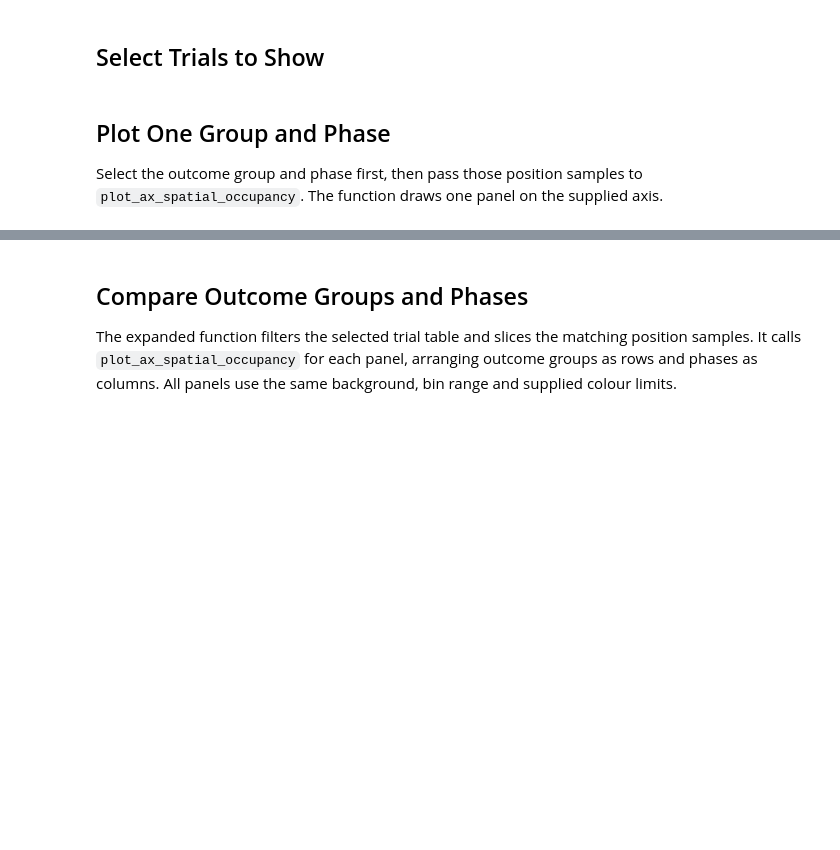
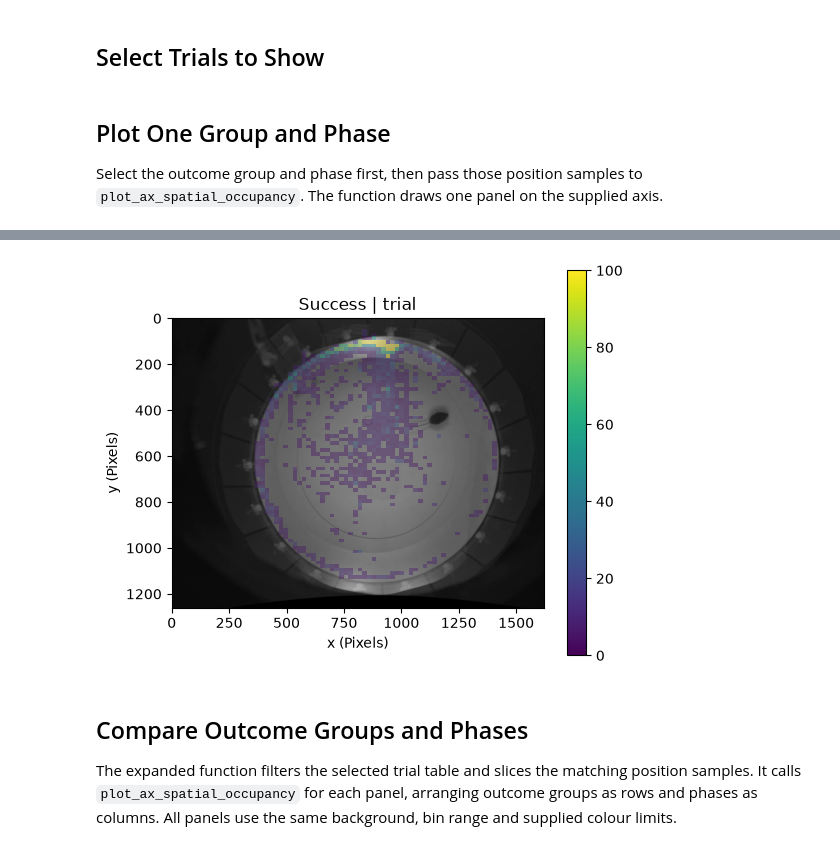
Before and after one commit to Keshavarzi-lab/data-conduit, a Jupyter notebook: src/movement_figures/Figures/Notebooks_v2/Spatial/spatial_occupancy.ipynb, the cells around one changed output, grey strips where cells are left out. Cells and saved outputs as stored; diff of their text form; code cells hidden in the pictures; blank space fills up the shorter version.

```diff
--- a/src/movement_figures/Figures/Notebooks_v2/Spatial/spatial_occupancy.ipynb
+++ b/src/movement_figures/Figures/Notebooks_v2/Spatial/spatial_occupancy.ipynb
@@ -146,7 +167,7 @@ visual_streams_check(
 ##### Trial Selection ##################################################################
 
 #==== Extract Trial Range ============
-selected_trials = slice_stream(streams['filtered_trials'][:8])              # Select the first n trials
+selected_trials = slice_stream(streams['filtered_trials'][:-1])              # Select the first n trials
 
 #==== Extract Recording Identifier ===
 sessionID = selected_trials['session'].unique().item()                      # Extract unique sID from selected trials, remove duplicates, ensure single value.
@@ -184,6 +205,7 @@ def plot_ax_spatial_occupancy(
     vmax: float | None = 100.0,
     subtitle: str | None = "Spatial Occupancy",
     alpha: float = 0.40,
+    threshold: float | None = None,
     **kwargs,
 ) -> tuple[plt.Axes, dict]:
     """Plot one selected group and phase over its matching video frame.
@@ -206,6 +228,8 @@ def plot_ax_spatial_occupancy(
         Panel title; None omits it.
     alpha : float
         Histogram opacity over the video background.
+    threshold : float or None
+        Minimum number of samples per bin to be plotted. Bins below this threshold are set to zero.
     **kwargs
         Passed to movement.plots.plot_occupancy and its underlying hist2d call.
 
@@ -233,6 +257,16 @@ def plot_ax_spatial_occupancy(
         da=points, ax=ax, bins=bins, range=bin_range,
         vmin=0, vmax=vmax, alpha=alpha, **kwargs,
     )
+    #~~~~~~~~~~~~~~~~~~~~~~~~~~~~~~~~~~~~~~~~~~~
+    # # Set bins below the threshold to zero.
+    # h = occupancy["h"]
+    # if threshold is not None:
+    #     h[h < threshold] = 0
+
+    # # Update the plotted histogram to match the returned counts.
+    # mesh = ax.collections[-1]
+    # mesh.set_array(h.T.ravel())
+    #~~~~~~~~~~~~~~~~~~~~~~~~~~~~~~~~~~~~~~~~~~~
 
     #==== 3| Keep the Video's Downward-Positive y Coordinates =============================
     ax.set(xlabel="x (Pixels)", ylabel="y (Pixels)", aspect="equal",
@@ -280,37 +484,40 @@ display(pd.Series(panel_trials, name="Number of selected trials"))
 
 OUTCOMES = ("Success",)                                     # One outcome group; e.g. ("Failure", "Miss").
 SEGMENT = "trial"                                          # One phase: "trial", "outbound" or "inbound".
-BINS = 40
+BINS = 80
 VMAX = 100.0
 
 body_position = position.sel(keypoint="body", drop=True)
 outcome_trials = selected_trials.loc[selected_trials["outcome"].isin(OUTCOMES)]
 
 if outcome_trials.empty:
     print(f"No selected trials for {OUTCOMES}; no panel will be drawn.")
 else:
     paths = slice_stream_per_trial(
         stream     = body_position,
         trials     = outcome_trials,
         segment    = SEGMENT,
         time_coord = "time",
     )
     points = xr.concat(paths, dim="time")
 
     #==== Draw One Occupancy Panel ======================================================
     fig, ax = plt.subplots(figsize=(6, 5))
 
     ax, occupancy = plot_ax_spatial_occupancy(
         ax               = ax,
         points           = points,
         background_frame = background_frame,
         bins             = BINS,
         vmax             = VMAX,
         subtitle         = f"{' + '.join(OUTCOMES)} | {SEGMENT}",
         alpha            = 0.40,
+        cmin             = 5,
     )
 
     plt.show()
+# %% [output]
+[figure, added]
 # %% [markdown]
 ## Compare Outcome Groups and Phases
 
```
Also changed, not shown: parts of 8 cells of this notebook, 17 other files.
